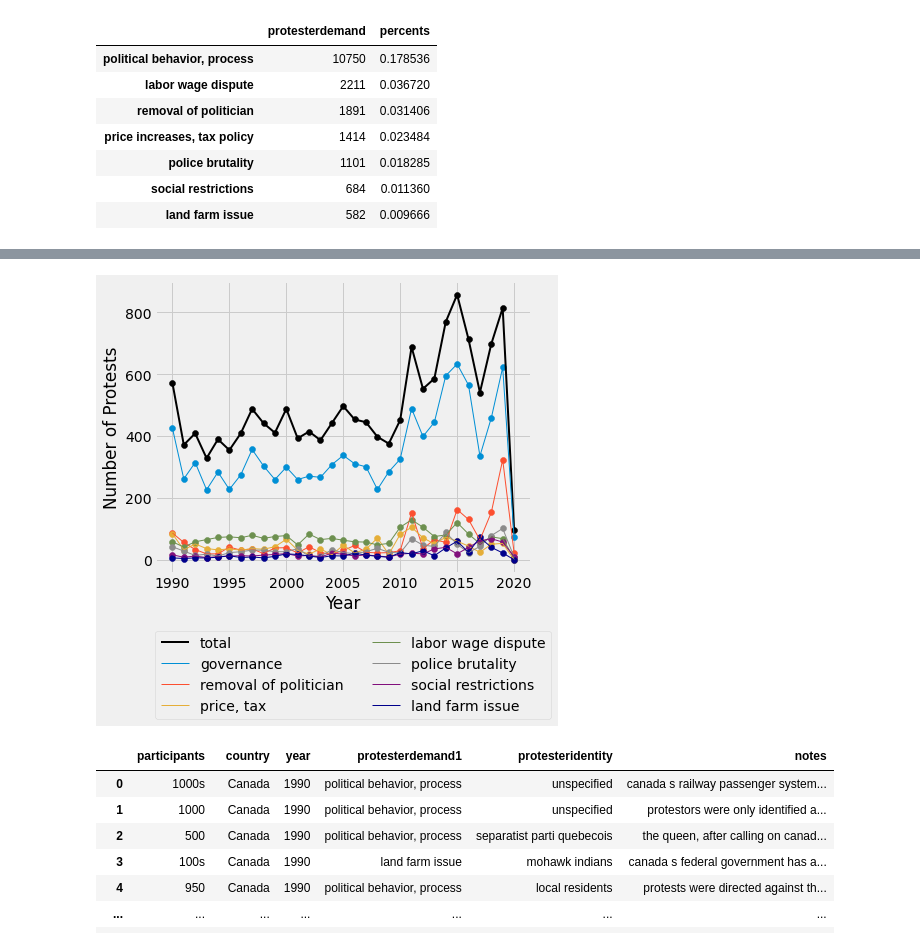
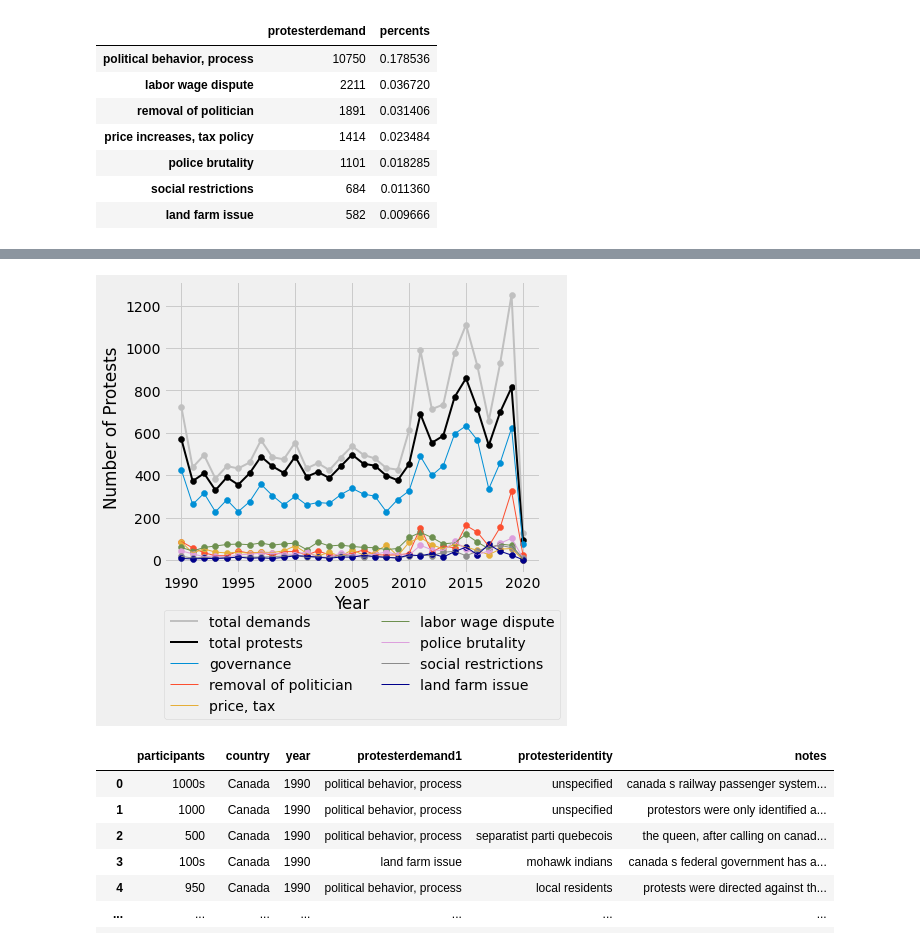
Before and after one commit to graceshaoy/119midterm-Mass-Mobilization, a Jupyter notebook: analyze_data.ipynb, the cells around one changed output, grey strips where cells are left out. Saved outputs shown, nothing was run; the diff lists cells and outputs as text; code cells hidden in the pictures.

```diff
--- a/analyze_data.ipynb
+++ b/analyze_data.ipynb
@@ -395,0 +408,17 @@ land = demands_year.query('demand == "land farm issue"')
+# %%
+total = pd.DataFrame()
+total['year'] = mm.sort_values('year').year.unique()
+tc = []
+for y in total.year:
+    ye = y
+    tc.append(demands_year.query('year == @ye').protesterdemand.sum())
+total['tc'] = tc
+# %%
+totalprotests = pd.DataFrame()
+totalprotests['year'] = mm.sort_values('year').year.unique()
+c = []
+for y in totalprotests.year:
+    ye = y
+    c.append(len(mm.query('year == @ye')))
+totalprotests['c'] = c
+totalprotests.head()
@@ -396,33 +432,35 @@ land = demands_year.query('demand == "land farm issue"')
 # %%
 plt.figure(figsize = [6,5])
 
-plt.scatter(total.year, total.c, c = 'black')
-plt.plot(total.year, total.c, label = 'total', c = 'black', lw = 2)
+plt.scatter(total.year, total.tc, c = 'silver')
+plt.plot(total.year, total.tc, label = 'total demands', c = 'silver', lw = 2)
+plt.scatter(totalprotests.year, totalprotests.c, c = 'black')
+plt.plot(totalprotests.year, totalprotests.c, c = 'black', lw = 2, label = 'total protests')
 
 plt.scatter(governance.year, governance.protesterdemand)
 plt.scatter(behead.year, behead.protesterdemand)
 plt.scatter(price.year, price.protesterdemand)
 plt.scatter(wage.year, wage.protesterdemand)
-plt.scatter(police.year, police.protesterdemand)
+plt.scatter(police.year, police.protesterdemand, c = 'plum')
 plt.scatter(social.year, social.protesterdemand)
 plt.scatter(land.year, land.protesterdemand, c = 'darkblue')
 plt.plot(governance.year, governance.protesterdemand, lw = 1, label = 'governance')
 plt.plot(behead.year, behead.protesterdemand, lw = 1, label = 'removal of politician')
 plt.plot(price.year, price.protesterdemand, lw = 1, label = 'price, tax')
 plt.plot(wage.year, wage.protesterdemand, lw = 1, label = 'labor wage dispute')
-plt.plot(police.year, police.protesterdemand, lw = 1, label = 'police brutality')
+plt.plot(police.year, police.protesterdemand, lw = 1, label = 'police brutality', c = 'plum')
 plt.plot(social.year, social.protesterdemand, lw = 1, label = 'social restrictions')
 plt.plot(land.year, land.protesterdemand, lw = 1, c = 'darkblue', label = 'land farm issue')
 
 plt.legend(ncol = 2, loc = (0, -.5))
 plt.xticks(np.arange(1990,2021,5))
 
 plt.xlabel('Year')
 plt.ylabel('Number of Protests')
 
 plt.savefig("demand_year", dpi=400, bbox_inches = 'tight')
 # %% [output]
-[figure, old version]
+[figure, new version]
 # %%
 mm.query('startyear < 1994')[['participants','country','year','protesterdemand1','protesteridentity','notes']].head(100)#.query('participants == "1 million"')
 # %% [output]
```
Also changed, not shown: parts of 28 cells of this notebook.
